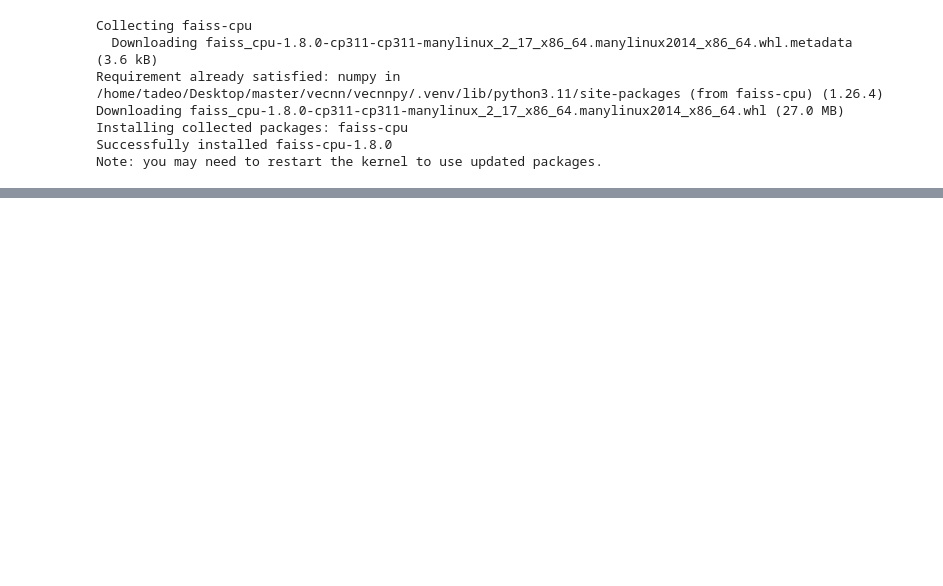
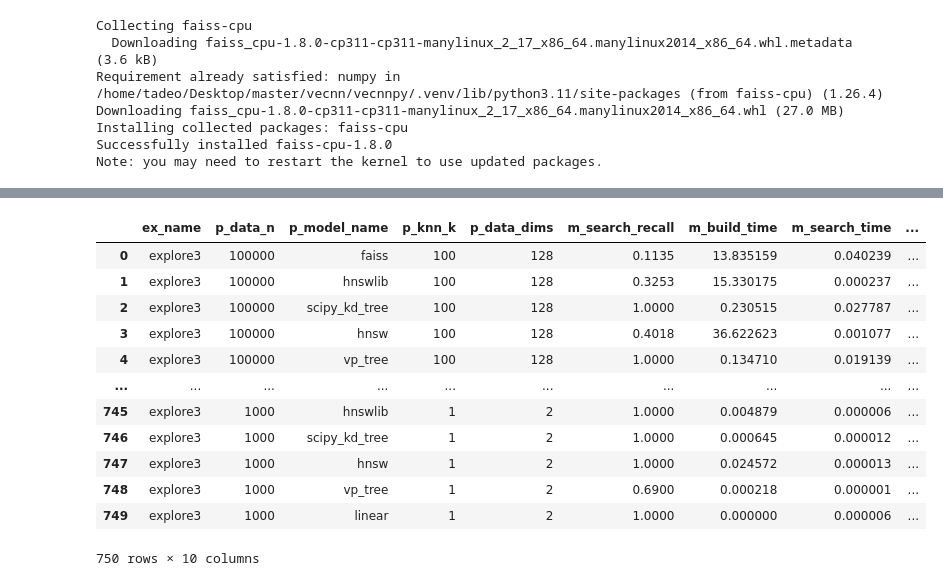
Before and after one commit to tadeohepperle/vecnn, a Jupyter notebook: vecnnpy/scripts/eval_models.ipynb, the cells around one changed output, grey strips where cells are left out. Saved outputs shown, nothing was run; the diff lists cells and outputs as text; code cells hidden in the pictures; blank space fills up the shorter version.

```diff
--- a/vecnnpy/scripts/eval_models.ipynb
+++ b/vecnnpy/scripts/eval_models.ipynb
@@ -469,0 +518,17 @@ print((res.indices, res.distances, res.num_distance_calculations) )
+# %%
+df = mlflow_experiment_stripped("explore3")
+df
+# %% [output]
+|  | ex_name | p_data_n | p_model_name | p_knn_k | p_data_dims | m_search_recall | m_build_time | m_search_time | ... |
+| 0 | explore3 | 100000 | faiss | 100 | 128 | 0.1135 | 13.835159 | 0.040239 | ... |
+| 1 | explore3 | 100000 | hnswlib | 100 | 128 | 0.3253 | 15.330175 | 0.000237 | ... |
+| 2 | explore3 | 100000 | scipy_kd_tree | 100 | 128 | 1.0000 | 0.230515 | 0.027787 | ... |
+| 3 | explore3 | 100000 | hnsw | 100 | 128 | 0.4018 | 36.622623 | 0.001077 | ... |
+| 4 | explore3 | 100000 | vp_tree | 100 | 128 | 1.0000 | 0.134710 | 0.019139 | ... |
+| ... | ... | ... | ... | ... | ... | ... | ... | ... | ... |
+| 745 | explore3 | 1000 | hnswlib | 1 | 2 | 1.0000 | 0.004879 | 0.000006 | ... |
+| 746 | explore3 | 1000 | scipy_kd_tree | 1 | 2 | 1.0000 | 0.000645 | 0.000012 | ... |
+| 747 | explore3 | 1000 | hnsw | 1 | 2 | 1.0000 | 0.024572 | 0.000013 | ... |
+| 748 | explore3 | 1000 | vp_tree | 1 | 2 | 0.6900 | 0.000218 | 0.000001 | ... |
+| 749 | explore3 | 1000 | linear | 1 | 2 | 1.0000 | 0.000000 | 0.000006 | ... |
+750 rows × 10 columns
```
Also changed, not shown: parts of 15 cells of this notebook, 11 other files.
